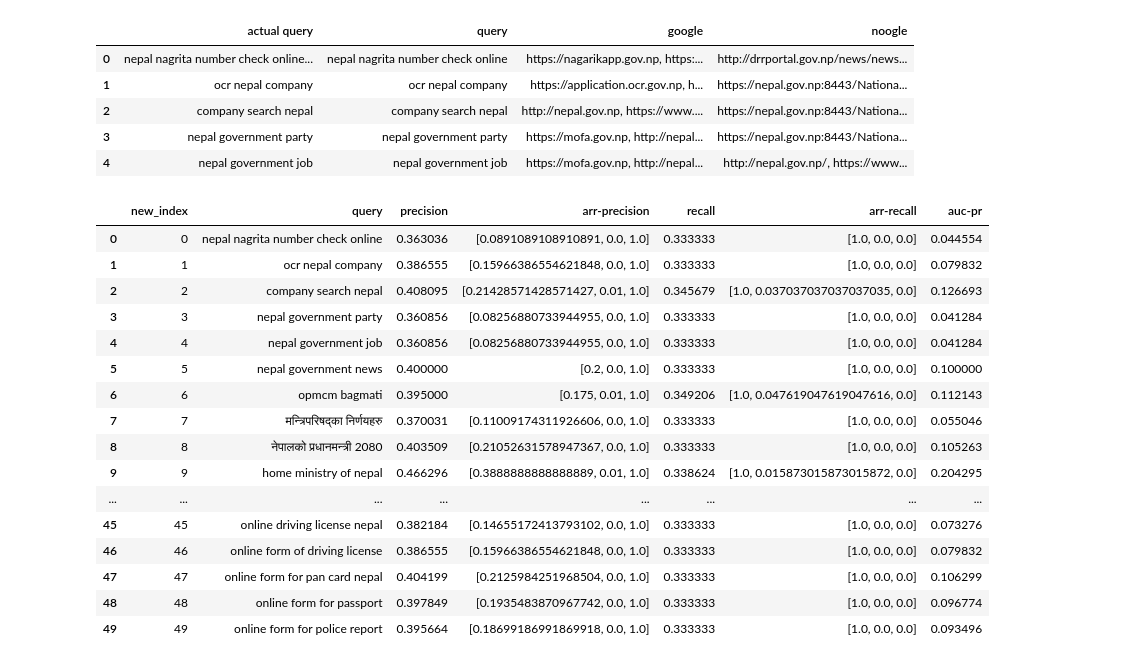
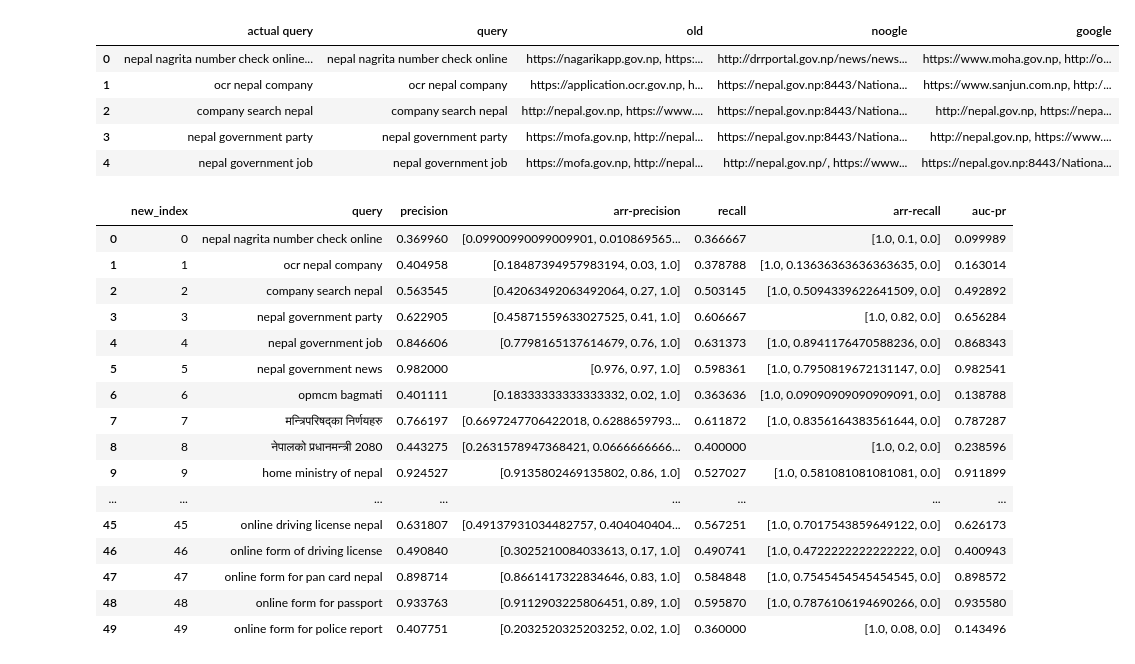
Before and after one commit to suparthghimire/search_engine, a Jupyter notebook: server/analysis/Analysis.ipynb, the cells around one changed output. Saved outputs shown, nothing was run; the diff lists cells and outputs as text; code cells hidden in the pictures.

Commit message:
Analysis of IR System against google

```diff
--- a/server/analysis/Analysis.ipynb
+++ b/server/analysis/Analysis.ipynb
@@ -7,15 +7,15 @@ from urllib.parse import urlparse
 import matplotlib.pyplot as plt
 # %%
 # read data into a pandas DataFrame
-data_df = pd.read_csv('final.csv')
+data_df = pd.read_csv('data.csv')
 data_df.head()
 # %% [output]
-|  | actual query | query | google | noogle |
-| 0 | nepal nagrita number check online... | nepal nagrita number check online | https://nagarikapp.gov.np, https:... | http://drrportal.gov.np/news/news... |
-| 1 | ocr nepal company | ocr nepal company | https://application.ocr.gov.np, h... | https://nepal.gov.np:8443/Nationa... |
-| 2 | company search nepal | company search nepal | http://nepal.gov.np, https://www.... | https://nepal.gov.np:8443/Nationa... |
-| 3 | nepal government party | nepal government party | https://mofa.gov.np, http://nepal... | https://nepal.gov.np:8443/Nationa... |
-| 4 | nepal government job | nepal government job | https://mofa.gov.np, http://nepal... | http://nepal.gov.np/, https://www... |
+|  | actual query | query | old | noogle | google |
+| 0 | nepal nagrita number check online... | nepal nagrita number check online | https://nagarikapp.gov.np, https:... | http://drrportal.gov.np/news/news... | https://www.moha.gov.np, http://o... |
+| 1 | ocr nepal company | ocr nepal company | https://application.ocr.gov.np, h... | https://nepal.gov.np:8443/Nationa... | https://www.sanjun.com.np, http:/... |
+| 2 | company search nepal | company search nepal | http://nepal.gov.np, https://www.... | https://nepal.gov.np:8443/Nationa... | http://nepal.gov.np, https://nepa... |
+| 3 | nepal government party | nepal government party | https://mofa.gov.np, http://nepal... | https://nepal.gov.np:8443/Nationa... | http://nepal.gov.np, https://www.... |
+| 4 | nepal government job | nepal government job | https://mofa.gov.np, http://nepal... | http://nepal.gov.np/, https://www... | https://nepal.gov.np:8443/Nationa... |
 # %%
 def strip(url):
     parsed_url = urlparse(url)
@@ -77,19 +77,19 @@ results = results.reset_index().rename(columns={'index': 'new_index'})
 results.head(50)
 # %% [output]
 |  | new_index | query | precision | arr-precision | recall | arr-recall | auc-pr |
-| 0 | 0 | nepal nagrita number check online | 0.363036 | [0.0891089108910891, 0.0, 1.0] | 0.333333 | [1.0, 0.0, 0.0] | 0.044554 |
-| 1 | 1 | ocr nepal company | 0.386555 | [0.15966386554621848, 0.0, 1.0] | 0.333333 | [1.0, 0.0, 0.0] | 0.079832 |
-| 2 | 2 | company search nepal | 0.408095 | [0.21428571428571427, 0.01, 1.0] | 0.345679 | [1.0, 0.037037037037037035, 0.0] | 0.126693 |
-| 3 | 3 | nepal government party | 0.360856 | [0.08256880733944955, 0.0, 1.0] | 0.333333 | [1.0, 0.0, 0.0] | 0.041284 |
-| 4 | 4 | nepal government job | 0.360856 | [0.08256880733944955, 0.0, 1.0] | 0.333333 | [1.0, 0.0, 0.0] | 0.041284 |
-| 5 | 5 | nepal government news | 0.400000 | [0.2, 0.0, 1.0] | 0.333333 | [1.0, 0.0, 0.0] | 0.100000 |
-| 6 | 6 | opmcm bagmati | 0.395000 | [0.175, 0.01, 1.0] | 0.349206 | [1.0, 0.047619047619047616, 0.0] | 0.112143 |
-| 7 | 7 | मन्त्रिपरिषद्का निर्णयहरु | 0.370031 | [0.11009174311926606, 0.0, 1.0] | 0.333333 | [1.0, 0.0, 0.0] | 0.055046 |
-| 8 | 8 | नेपालको प्रधानमन्त्री 2080 | 0.403509 | [0.21052631578947367, 0.0, 1.0] | 0.333333 | [1.0, 0.0, 0.0] | 0.105263 |
-| 9 | 9 | home ministry of nepal | 0.466296 | [0.3888888888888889, 0.01, 1.0] | 0.338624 | [1.0, 0.015873015873015872, 0.0] | 0.204295 |
+| 0 | 0 | nepal nagrita number check online | 0.369960 | [0.09900990099009901, 0.010869565... | 0.366667 | [1.0, 0.1, 0.0] | 0.099989 |
+| 1 | 1 | ocr nepal company | 0.404958 | [0.18487394957983194, 0.03, 1.0] | 0.378788 | [1.0, 0.13636363636363635, 0.0] | 0.163014 |
+| 2 | 2 | company search nepal | 0.563545 | [0.42063492063492064, 0.27, 1.0] | 0.503145 | [1.0, 0.5094339622641509, 0.0] | 0.492892 |
+| 3 | 3 | nepal government party | 0.622905 | [0.45871559633027525, 0.41, 1.0] | 0.606667 | [1.0, 0.82, 0.0] | 0.656284 |
+| 4 | 4 | nepal government job | 0.846606 | [0.7798165137614679, 0.76, 1.0] | 0.631373 | [1.0, 0.8941176470588236, 0.0] | 0.868343 |
+| 5 | 5 | nepal government news | 0.982000 | [0.976, 0.97, 1.0] | 0.598361 | [1.0, 0.7950819672131147, 0.0] | 0.982541 |
+| 6 | 6 | opmcm bagmati | 0.401111 | [0.18333333333333332, 0.02, 1.0] | 0.363636 | [1.0, 0.09090909090909091, 0.0] | 0.138788 |
+| 7 | 7 | मन्त्रिपरिषद्का निर्णयहरु | 0.766197 | [0.6697247706422018, 0.6288659793... | 0.611872 | [1.0, 0.8356164383561644, 0.0] | 0.787287 |
+| 8 | 8 | नेपालको प्रधानमन्त्री 2080 | 0.443275 | [0.2631578947368421, 0.0666666666... | 0.400000 | [1.0, 0.2, 0.0] | 0.238596 |
+| 9 | 9 | home ministry of nepal | 0.924527 | [0.9135802469135802, 0.86, 1.0] | 0.527027 | [1.0, 0.581081081081081, 0.0] | 0.911899 |
 | ... | ... | ... | ... | ... | ... | ... | ... |
-| 45 | 45 | online driving license nepal | 0.382184 | [0.14655172413793102, 0.0, 1.0] | 0.333333 | [1.0, 0.0, 0.0] | 0.073276 |
-| 46 | 46 | online form of driving license | 0.386555 | [0.15966386554621848, 0.0, 1.0] | 0.333333 | [1.0, 0.0, 0.0] | 0.079832 |
-| 47 | 47 | online form for pan card nepal | 0.404199 | [0.2125984251968504, 0.0, 1.0] | 0.333333 | [1.0, 0.0, 0.0] | 0.106299 |
-| 48 | 48 | online form for passport | 0.397849 | [0.1935483870967742, 0.0, 1.0] | 0.333333 | [1.0, 0.0, 0.0] | 0.096774 |
-| 49 | 49 | online form for police report | 0.395664 | [0.18699186991869918, 0.0, 1.0] | 0.333333 | [1.0, 0.0, 0.0] | 0.093496 |
+| 45 | 45 | online driving license nepal | 0.631807 | [0.49137931034482757, 0.404040404... | 0.567251 | [1.0, 0.7017543859649122, 0.0] | 0.626173 |
+| 46 | 46 | online form of driving license | 0.490840 | [0.3025210084033613, 0.17, 1.0] | 0.490741 | [1.0, 0.4722222222222222, 0.0] | 0.400943 |
+| 47 | 47 | online form for pan card nepal | 0.898714 | [0.8661417322834646, 0.83, 1.0] | 0.584848 | [1.0, 0.7545454545454545, 0.0] | 0.898572 |
+| 48 | 48 | online form for passport | 0.933763 | [0.9112903225806451, 0.89, 1.0] | 0.595870 | [1.0, 0.7876106194690266, 0.0] | 0.935580 |
+| 49 | 49 | online form for police report | 0.407751 | [0.2032520325203252, 0.02, 1.0] | 0.360000 | [1.0, 0.08, 0.0] | 0.143496 |
```
Also changed, not shown: parts of 9 cells of this notebook, 5 other files.
